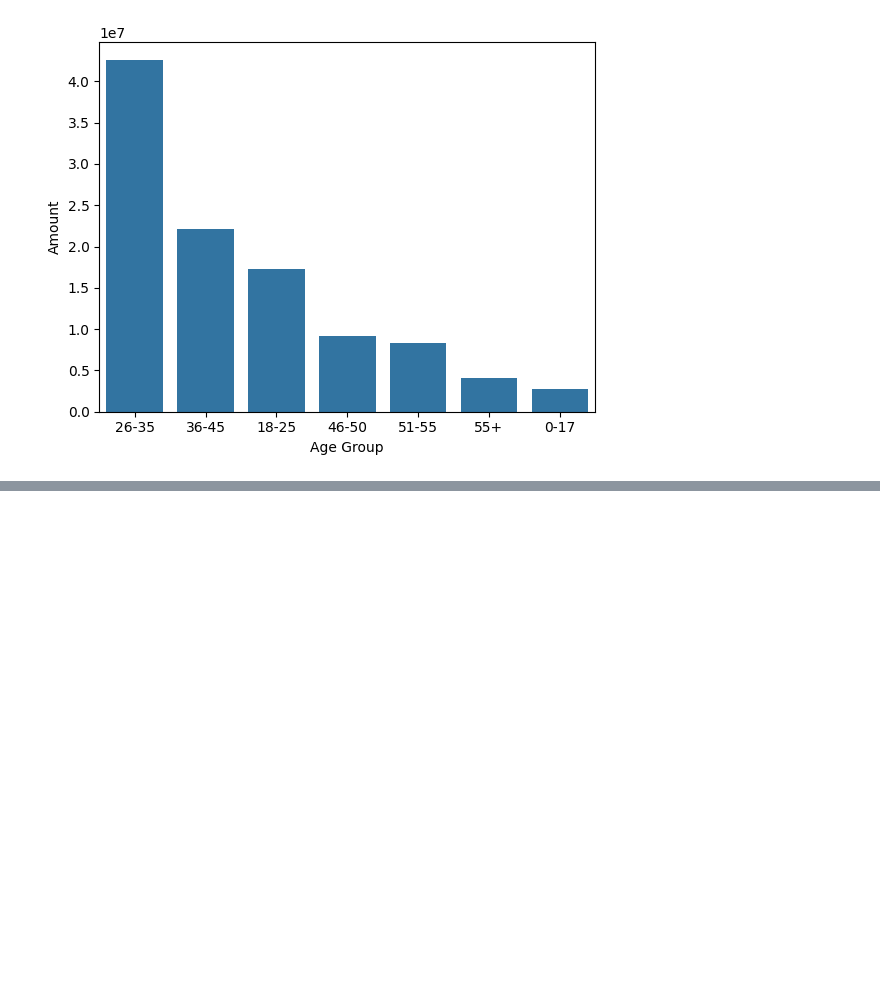
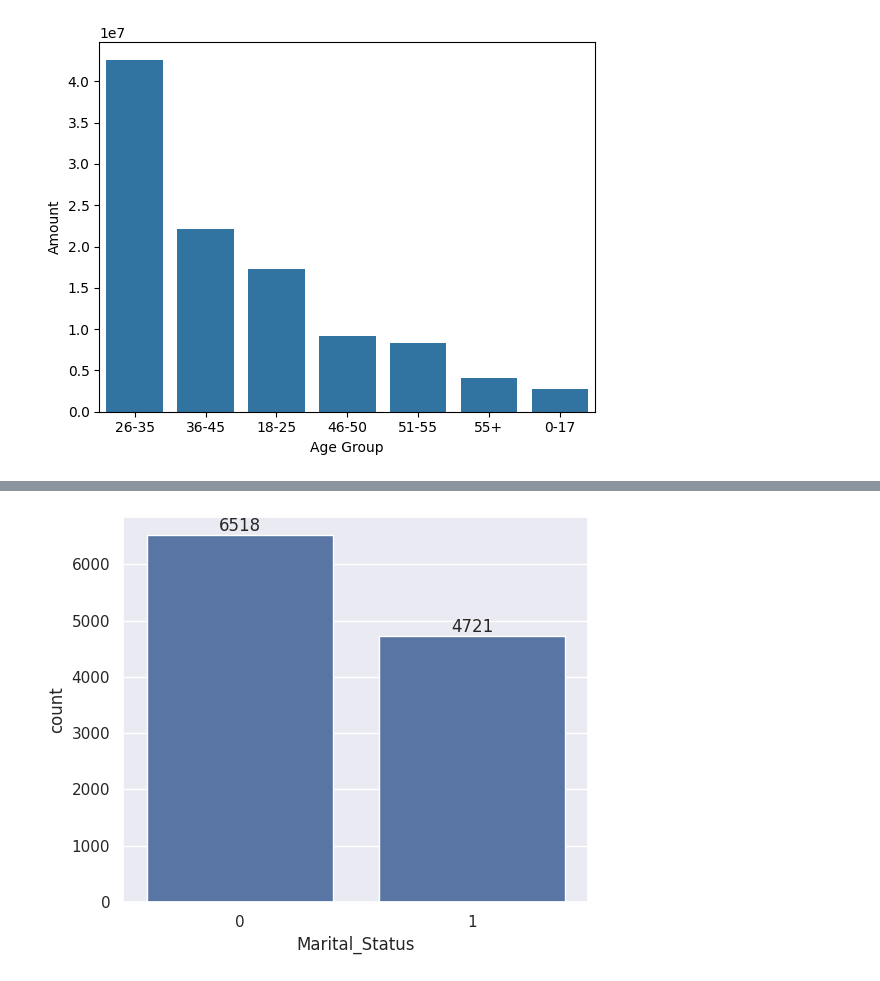
Before and after one commit to hatim1801/Data-Analysis, a Jupyter notebook: diwali_sale_analysis.ipynb, the cells around one changed output, grey strips where cells are left out. Cells and saved outputs as stored; diff of their text form; code cells hidden in the pictures; blank space fills up the shorter version.

```diff
--- a/diwali_sale_analysis.ipynb
+++ b/diwali_sale_analysis.ipynb
@@ -167,0 +182,7 @@ sns.barplot(x = 'Age Group' , y = 'Amount' , data = sales_age)
+# %%
+ ax = sns.countplot( data = df , x = 'Marital_Status')
+ sns.set(rc={'figure.figsize':(6,5)})
+ for bar in ax.containers:
+  ax.bar_label(bar)
+# %% [output]
+[figure, added]
```
Also changed, not shown: parts of 9 cells of this notebook.
